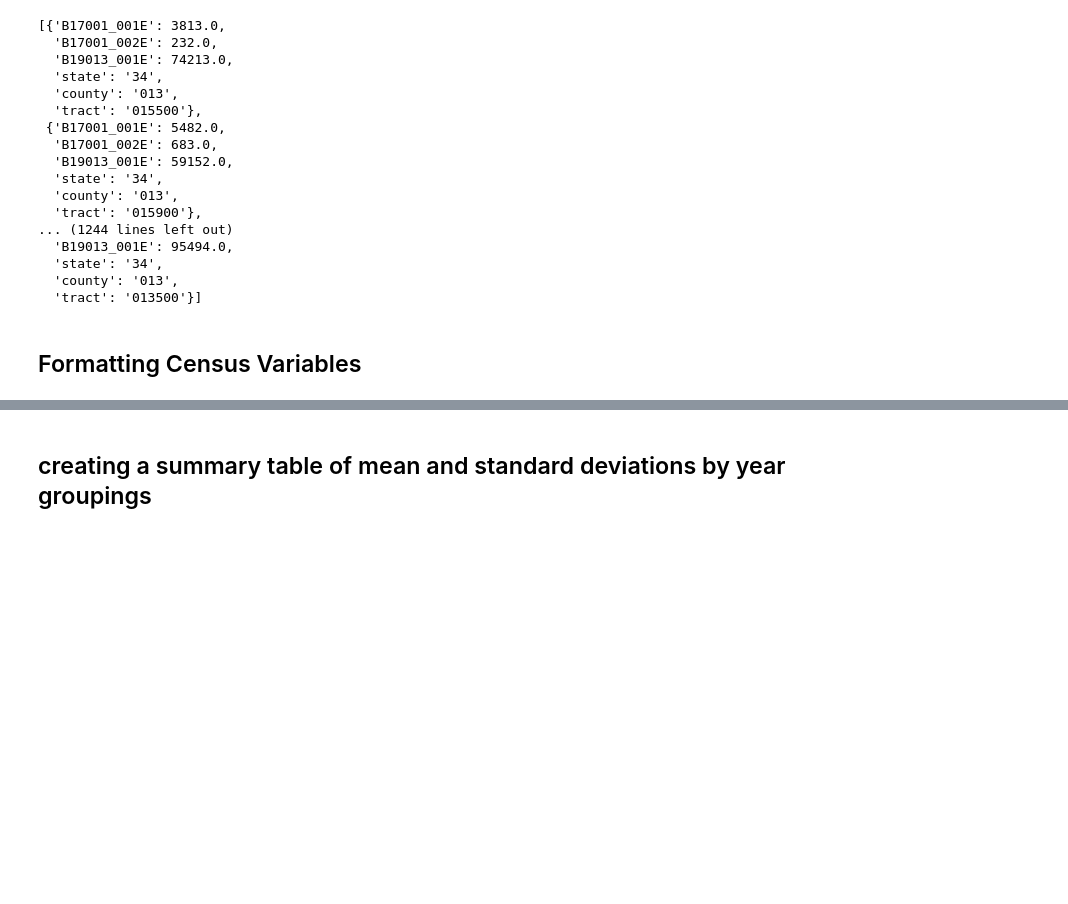
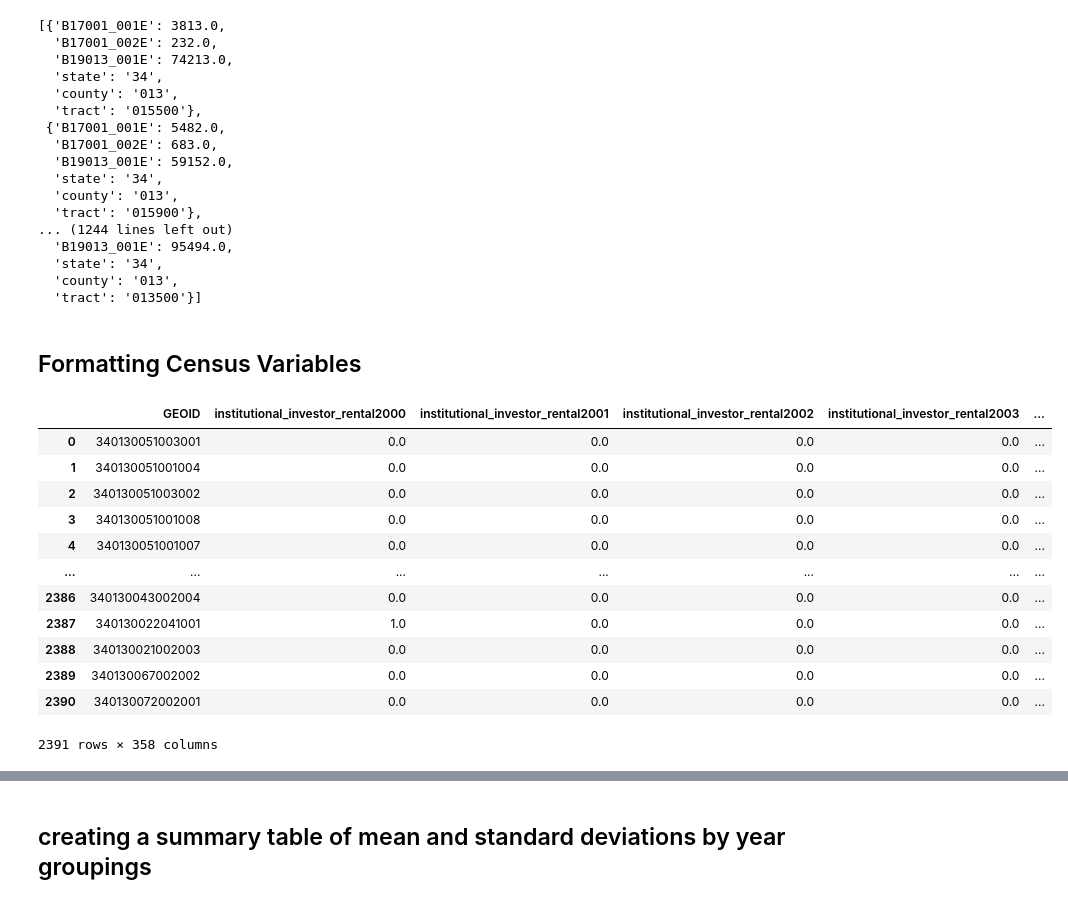
Before and after one commit to CenterForSpatialResearch/investors-NJ, a Jupyter notebook: 05_Cenus_Block_Summary.ipynb, the cells around one changed output, grey strips where cells are left out. Cells and saved outputs as stored; diff of their text form; code cells hidden in the pictures; blank space fills up the shorter version.

```diff
--- a/05_Cenus_Block_Summary.ipynb
+++ b/05_Cenus_Block_Summary.ipynb
@@ -165,6 +165,22 @@ morans_hh = gpd.read_file("data/morans_hh_blocks.geojson")
 # loading and reprojecting census tracts
 tracts = gpd.read_file("data/newark_tracts/newarktractpolygon.geojson")
 tracts = tracts.to_crs('epsg:3424')
+# %%
+morans_hh
+# %% [output]
+|  | GEOID | institutional_investor_rental2000 | institutional_investor_rental2001 | institutional_investor_rental2002 | institutional_investor_rental2003 | ... |
+| 0 | 340130051003001 | 0.0 | 0.0 | 0.0 | 0.0 | ... |
+| 1 | 340130051001004 | 0.0 | 0.0 | 0.0 | 0.0 | ... |
+| 2 | 340130051003002 | 0.0 | 0.0 | 0.0 | 0.0 | ... |
+| 3 | 340130051001008 | 0.0 | 0.0 | 0.0 | 0.0 | ... |
+| 4 | 340130051001007 | 0.0 | 0.0 | 0.0 | 0.0 | ... |
+| ... | ... | ... | ... | ... | ... | ... |
+| 2386 | 340130043002004 | 0.0 | 0.0 | 0.0 | 0.0 | ... |
+| 2387 | 340130022041001 | 1.0 | 0.0 | 0.0 | 0.0 | ... |
+| 2388 | 340130021002003 | 0.0 | 0.0 | 0.0 | 0.0 | ... |
+| 2389 | 340130067002002 | 0.0 | 0.0 | 0.0 | 0.0 | ... |
+| 2390 | 340130072002001 | 0.0 | 0.0 | 0.0 | 0.0 | ... |
+2391 rows × 358 columns
 # %%
 morans_hh_sel = morans_hh[['institutional_investor_rental2000','institutional_investor_rental2001','institutional_investor_rental2002','institutional_investor_rental2003',
                            'institutional_investor_rental2004','institutional_investor_rental2005','institutional_investor_rental2006','institutional_investor_rental2007',
```
Also changed, not shown: parts of 30 cells of this notebook, 2 other files.
